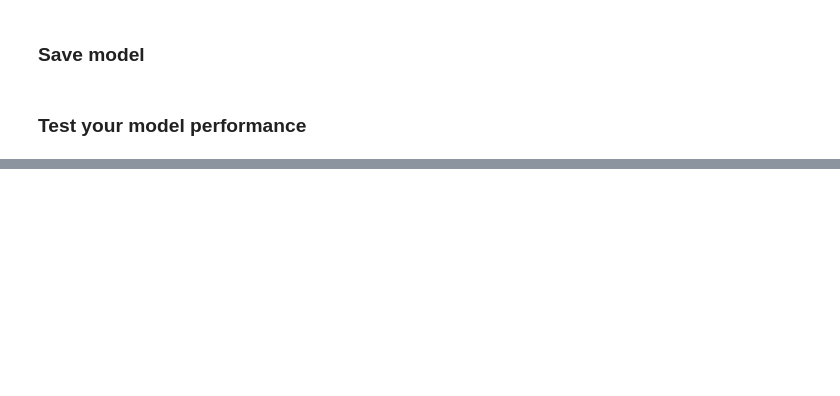
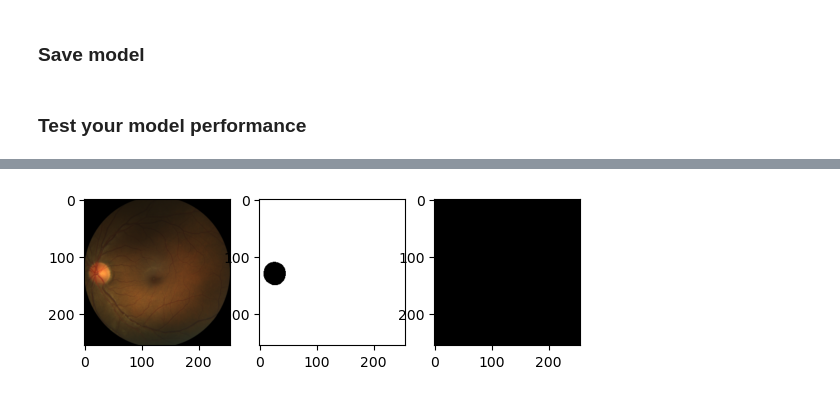
Before and after one commit to QianrenLi/DG_Segmentation_released, a Jupyter notebook: project1.ipynb, the cells around one changed output, grey strips where cells are left out. Saved outputs shown, nothing was run; the diff lists cells and outputs as text; code cells hidden in the pictures; blank space fills up the shorter version.

```diff
--- a/project1.ipynb
+++ b/project1.ipynb
@@ -110,7 +154,7 @@ optimizer = optim.SGD(net.parameters(), lr=0.001, momentum=0.9)
 # %% [markdown]
 ### Train network
 # %%
-for epoch in range(2):  # loop over the dataset multiple times
+for epoch in range(20):  # loop over the dataset multiple times
 
     running_loss = 0.0
     for i, (inputs, target) in enumerate(trainloader):
@@ -200,13 +266,15 @@ print('Dsc of test set:', dsc_test)
 # %%
 # show last predicted result
 import matplotlib.pyplot as plt
 image = images.numpy()[-1]
 output = outputs.numpy()[-1,:,:,:]
-output = output/2 + 0.5
+image = image/2 + 0.5
 plt.subplot(1,3,1)
 plt.imshow(np.transpose(image,(1,2,0)))
 plt.subplot(1,3,2)
 plt.imshow(target_np,cmap='gray')
 plt.subplot(1,3,3)
 plt.imshow(binary_output,cmap='gray')
 plt.show()
+# %% [output]
+[figure, added]
```
Also changed, not shown: parts of 9 cells of this notebook.
